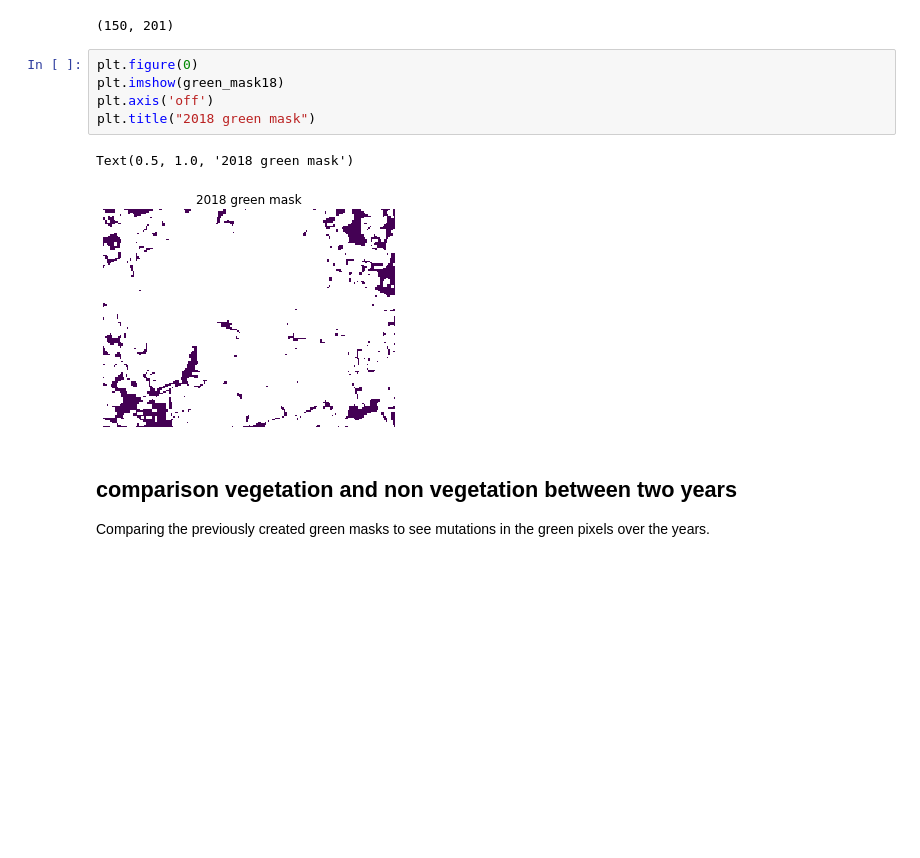
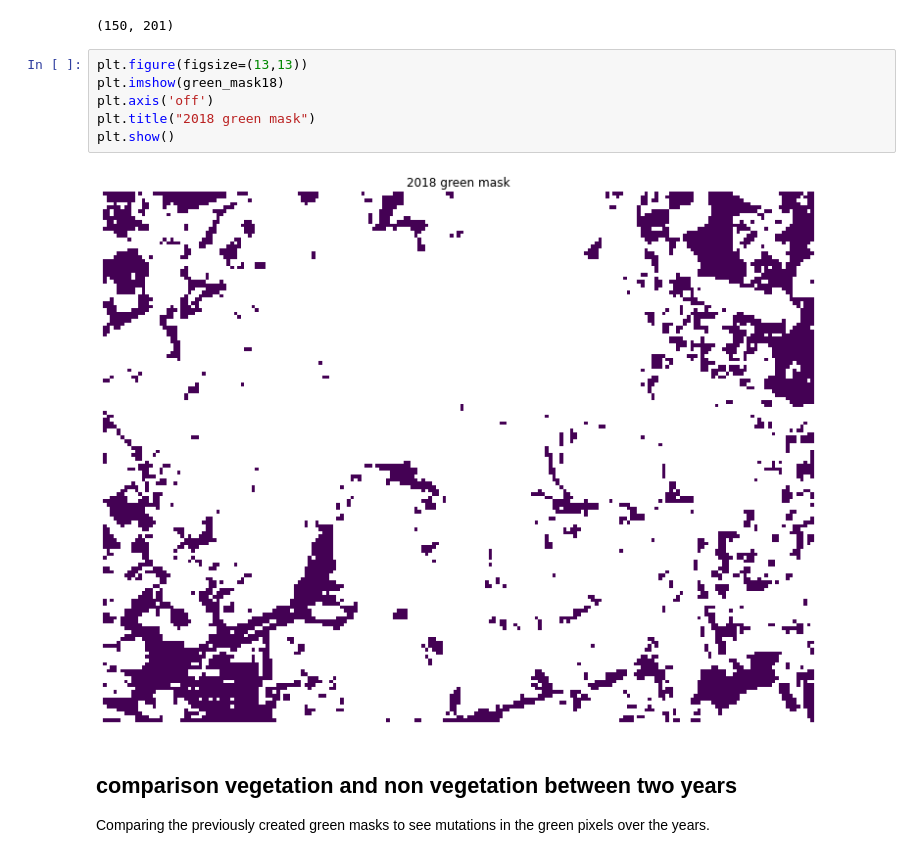
Before and after one commit to FlorianGeerken/heathland, a Jupyter notebook: strabrechtse_heide.ipynb, the cells around one changed output. Drawn from its saved outputs; the diff is of its cells as text; blank space fills up the shorter version.

```diff
--- a/strabrechtse_heide.ipynb
+++ b/strabrechtse_heide.ipynb
@@ -258,13 +258,13 @@ green_mask18 = green_fill('heide/B4_18.TIF','heide/B5_18.TIF')
 # %% [output]
 (150, 201)
 # %%
-plt.figure(0)
+plt.figure(figsize=(13,13))
 plt.imshow(green_mask18)
 plt.axis('off')
 plt.title("2018 green mask")
+plt.show()
 # %% [output]
-Text(0.5, 1.0, '2018 green mask')
-[figure, old version]
+[figure, new version]
 # %% [markdown]
 ## comparison vegetation and non vegetation between two years
 
```
Also changed, not shown: parts of 5 cells of this notebook.
